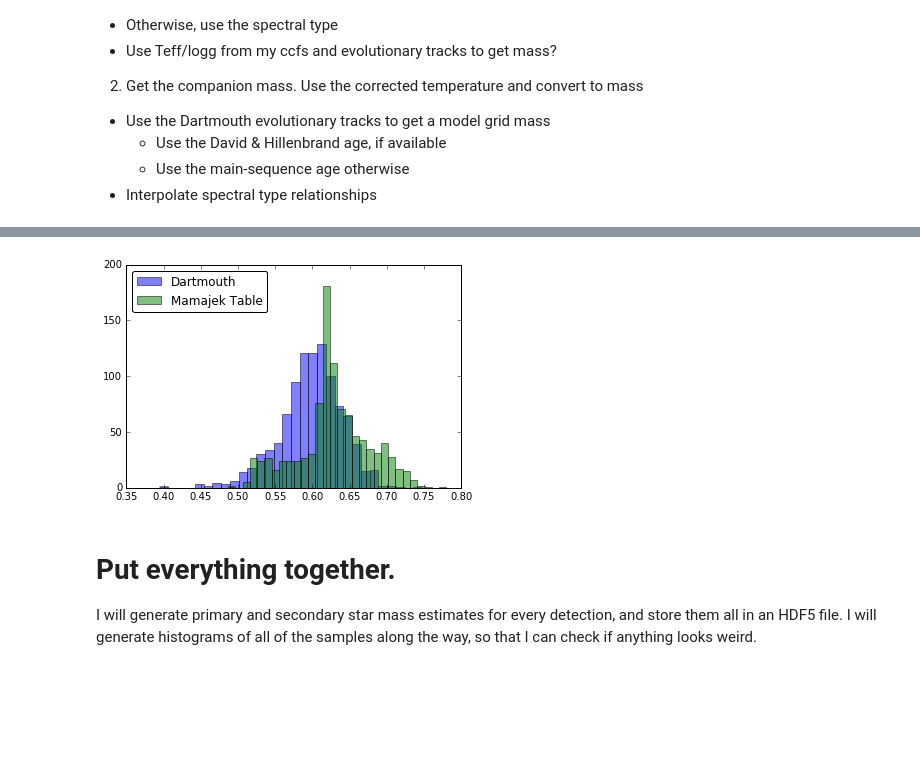
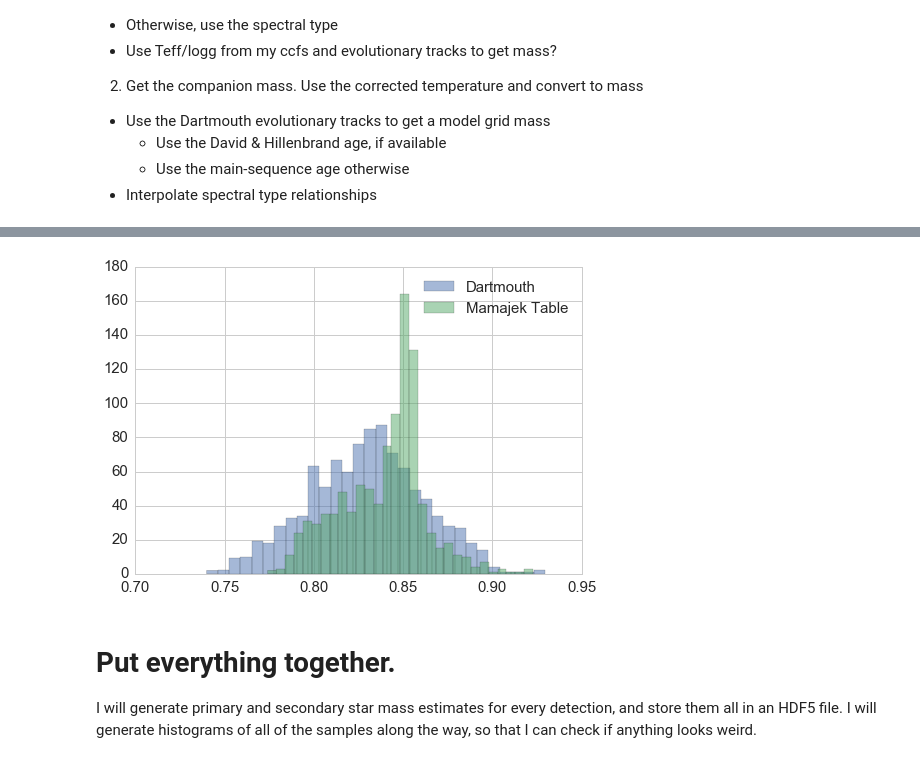
Before and after one commit to kgullikson88/BinaryInference, a Jupyter notebook: MassRatioPriors.ipynb, the cells around one changed output, grey strips where cells are left out. Cells and saved outputs as stored; diff of their text form; code cells hidden in the pictures; blank space fills up the shorter version.

```diff
--- a/MassRatioPriors.ipynb
+++ b/MassRatioPriors.ipynb
@@ -49,18 +118,18 @@ plt.xlim((mass_samples.min()-0.5, mass_samples.max()+0.5))
 # %%
 # Get mass samples from both the dartmouth and spectral type interpolator
 dar = Priors.Feiden_Isochrone()
-teff_samples = np.random.normal(loc=4000, scale=150, size=1e3)
+teff_samples = np.random.normal(loc=5000, scale=150, size=1e3)
 iso_int = Priors.IsochroneInterpolator()
 spt_int = Priors.SpectralTypeInterpolator()
-dar_mass_samples = iso_int(teff_samples, 8.5)
+dar_mass_samples = iso_int(teff_samples, 500.0)  # 500 Myr
 spt_mass_samples = spt_int(teff_samples)
 
 # Plot
 plt.hist(dar_mass_samples, bins=30, alpha=0.5, label='Dartmouth')
 plt.hist(spt_mass_samples, bins=30, alpha=0.5, label='Mamajek Table')
 leg = plt.legend(loc='best', fancybox=True)
 # %% [output]
-[figure, old version]
+[figure, new version]
 # %% [markdown]
 # Put everything together.
 I will generate primary and secondary star mass estimates for every detection, and store them all in an HDF5 file. I will generate histograms of all of the samples along the way, so that I can check if anything looks weird.
```
Also changed, not shown: parts of 12 cells of this notebook.
